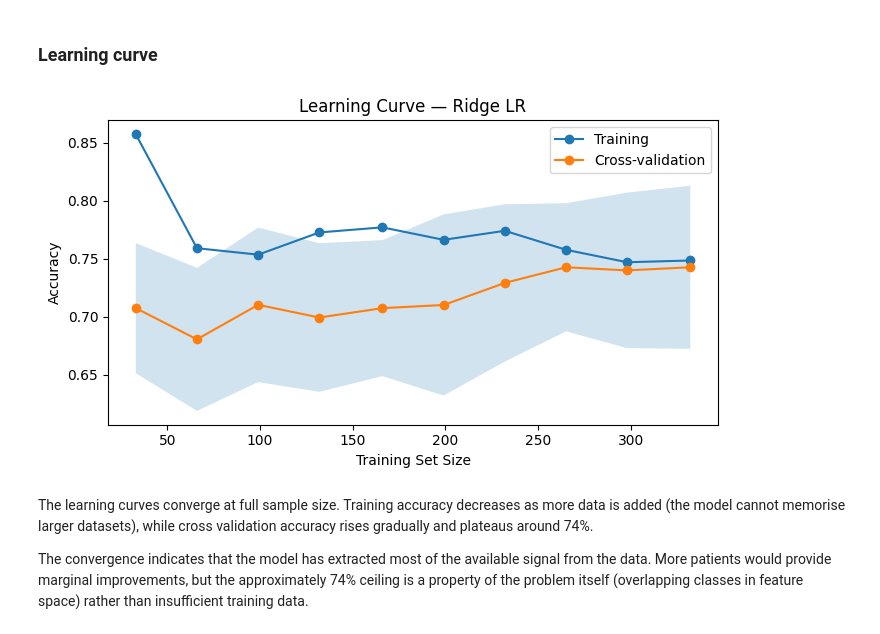
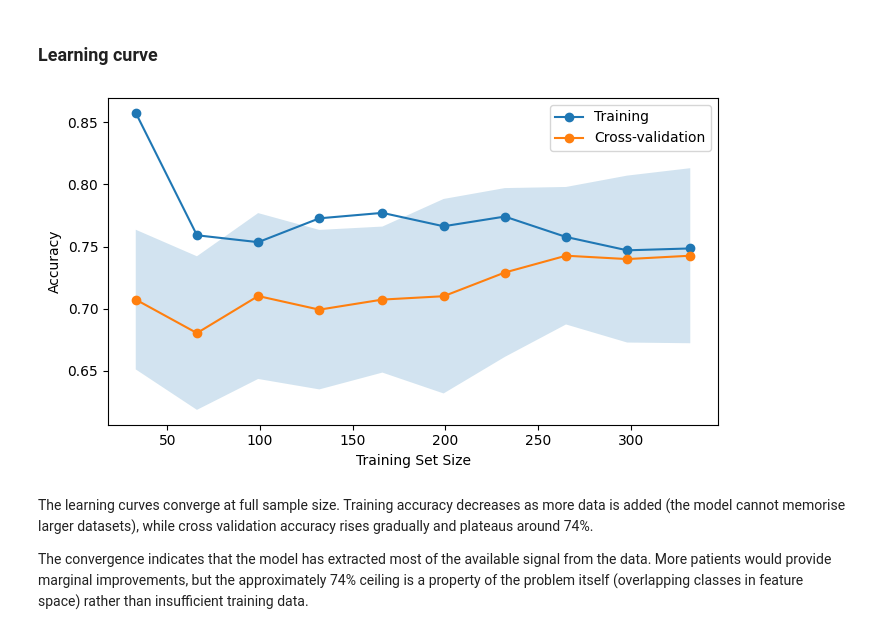
Before and after one commit to ytterbiu/SMM636-ML-a02-heart-disease, a Jupyter notebook: ml-smm636-a02-heart-disease.ipynb, the cells around one changed output. Drawn from its saved outputs; the diff is of its cells as text; code cells hidden in the pictures.

```diff
--- a/ml-smm636-a02-heart-disease.ipynb
+++ b/ml-smm636-a02-heart-disease.ipynb
@@ -783,31 +790,31 @@ This is consistent with the correlation matrix, where Type A shows near zero cor
 # %%
 train_sizes, train_scores, val_scores = learning_curve(
     best_lr,
     X_train_scaled,
     y_train,
     cv=cv,
     train_sizes=np.linspace(0.1, 1.0, 10),
     scoring="accuracy",
 )
 
 fig, ax = plt.subplots(figsize=(7, 4))
 ax.plot(train_sizes, train_scores.mean(axis=1), "o-", label="Training")
 ax.plot(train_sizes, val_scores.mean(axis=1), "o-", label="Cross-validation")
 ax.fill_between(
     train_sizes,
     val_scores.mean(axis=1) - val_scores.std(axis=1),
     val_scores.mean(axis=1) + val_scores.std(axis=1),
     alpha=0.2,
 )
 ax.set_xlabel("Training Set Size")
 ax.set_ylabel("Accuracy")
-ax.set_title("Learning Curve — Ridge LR")
+# ax.set_title("Learning Curve — Ridge LR")
 ax.legend()
 plt.tight_layout()
 savefig("fig_learning_curve")
 plt.show()
 # %% [output]
-[figure, old version]
+[figure, new version]
 # %% [markdown]
 The learning curves converge at full sample size. Training accuracy decreases as more data is added (the model cannot memorise larger datasets), while cross validation accuracy rises gradually and plateaus around 74%.
 
```
Also changed, not shown: parts of 4 cells of this notebook, 7 other files.
